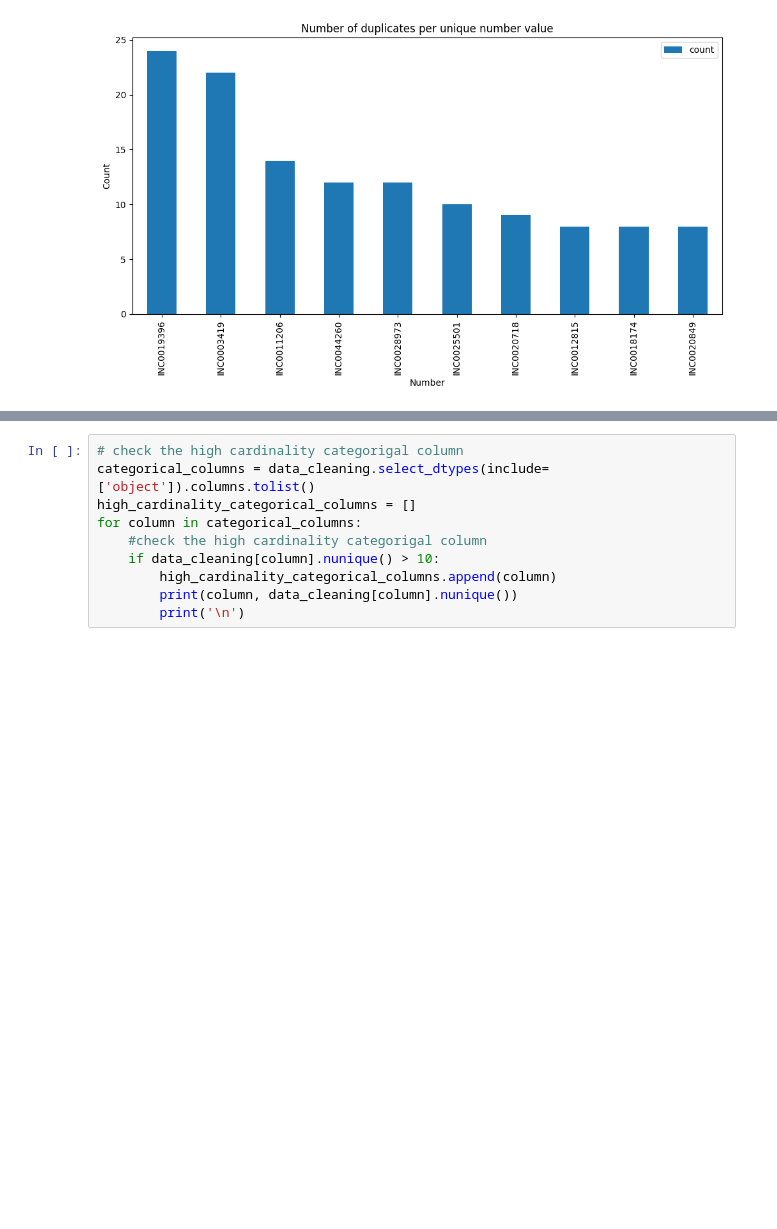
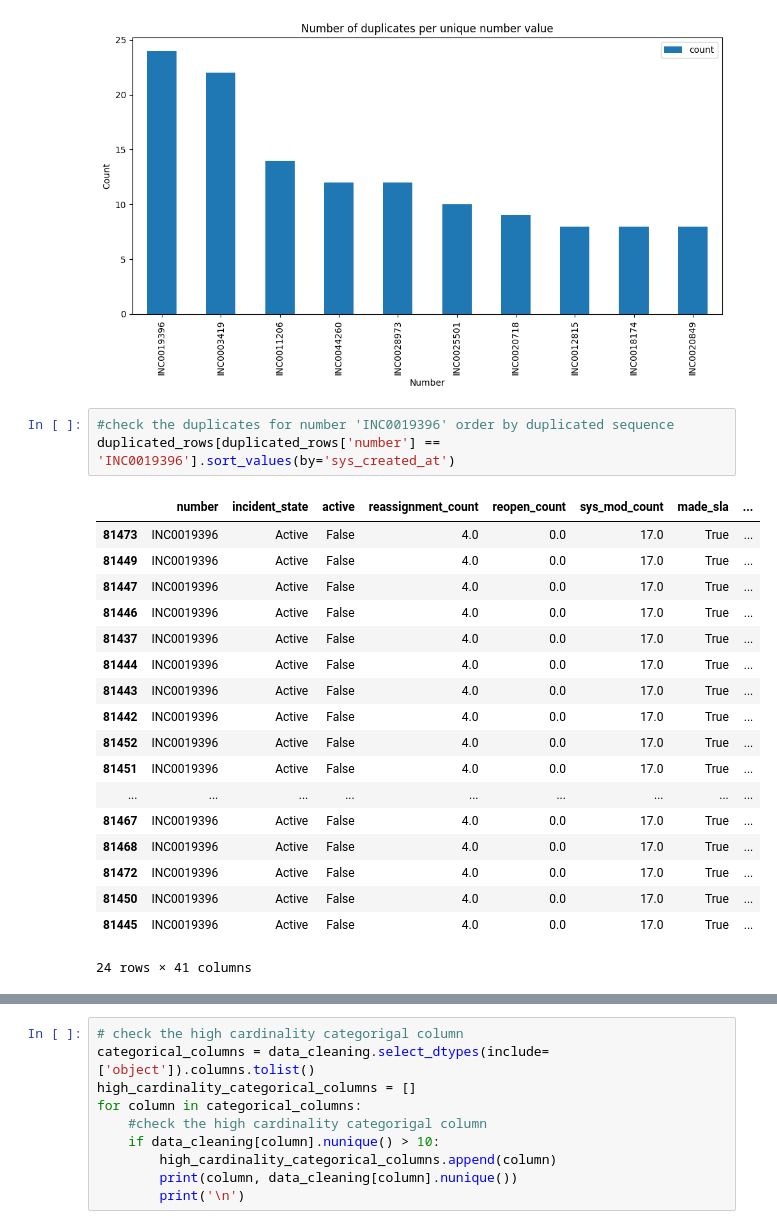
Before and after one commit to azizharouna/CloudIncidentForcaster, a Jupyter notebook: 3_data_preprocessing.ipynb, the cells around one changed output, grey strips where cells are left out. Drawn from its saved outputs; the diff is of its cells as text; blank space fills up the shorter version.

```diff
--- a/3_data_preprocessing.ipynb
+++ b/3_data_preprocessing.ipynb
@@ -302,3 +302,25 @@ plt.tight_layout()
 plt.show()
 # %% [output]
 [figure]
+# %%
+#check the duplicates for number 'INC0019396' order by duplicated sequence
+duplicated_rows[duplicated_rows['number'] == 'INC0019396'].sort_values(by='sys_created_at')
+# %% [output]
+|  | number | incident_state | active | reassignment_count | reopen_count | sys_mod_count | made_sla | ... |
+| 81473 | INC0019396 | Active | False | 4.0 | 0.0 | 17.0 | True | ... |
+| 81449 | INC0019396 | Active | False | 4.0 | 0.0 | 17.0 | True | ... |
+| 81447 | INC0019396 | Active | False | 4.0 | 0.0 | 17.0 | True | ... |
+| 81446 | INC0019396 | Active | False | 4.0 | 0.0 | 17.0 | True | ... |
+| 81437 | INC0019396 | Active | False | 4.0 | 0.0 | 17.0 | True | ... |
+| 81444 | INC0019396 | Active | False | 4.0 | 0.0 | 17.0 | True | ... |
+| 81443 | INC0019396 | Active | False | 4.0 | 0.0 | 17.0 | True | ... |
+| 81442 | INC0019396 | Active | False | 4.0 | 0.0 | 17.0 | True | ... |
+| 81452 | INC0019396 | Active | False | 4.0 | 0.0 | 17.0 | True | ... |
+| 81451 | INC0019396 | Active | False | 4.0 | 0.0 | 17.0 | True | ... |
+| ... | ... | ... | ... | ... | ... | ... | ... | ... |
+| 81467 | INC0019396 | Active | False | 4.0 | 0.0 | 17.0 | True | ... |
+| 81468 | INC0019396 | Active | False | 4.0 | 0.0 | 17.0 | True | ... |
+| 81472 | INC0019396 | Active | False | 4.0 | 0.0 | 17.0 | True | ... |
+| 81450 | INC0019396 | Active | False | 4.0 | 0.0 | 17.0 | True | ... |
+| 81445 | INC0019396 | Active | False | 4.0 | 0.0 | 17.0 | True | ... |
+24 rows × 41 columns
```
Also changed, not shown: parts of 3 cells of this notebook, 1 other file.
